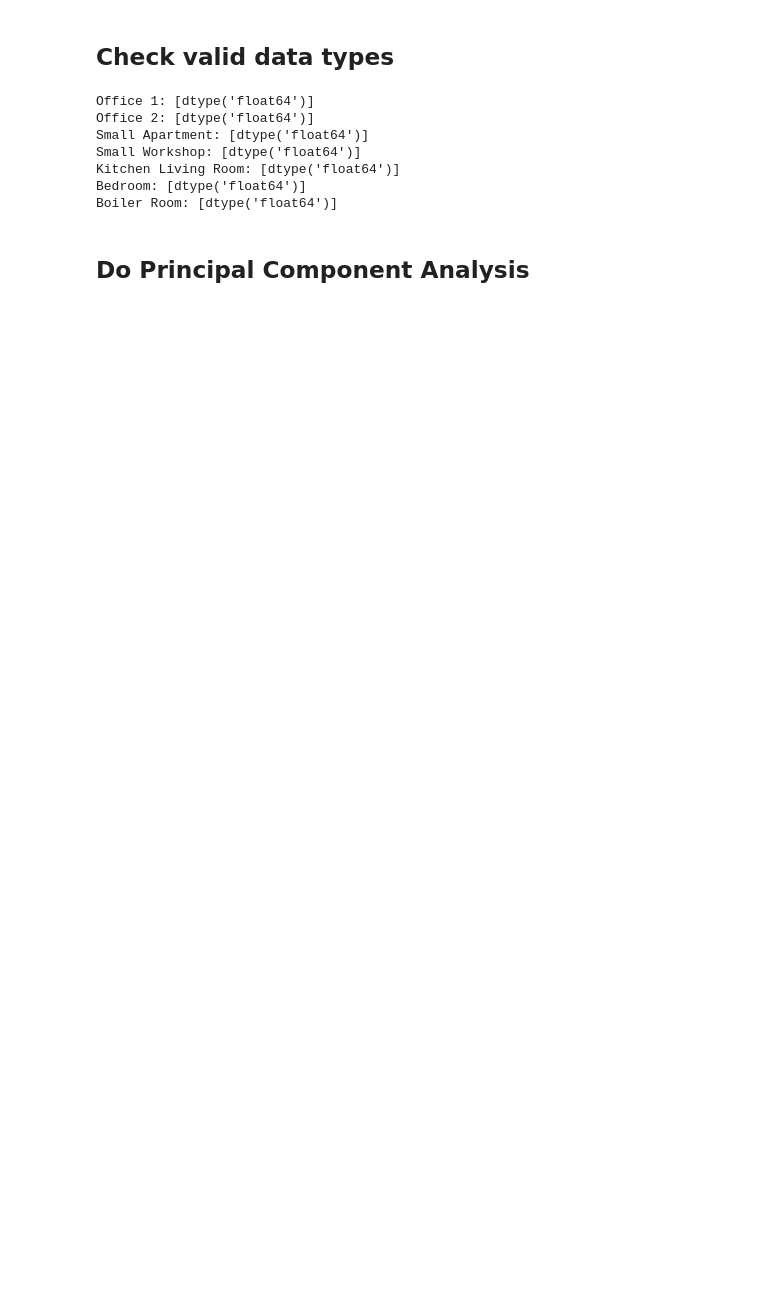
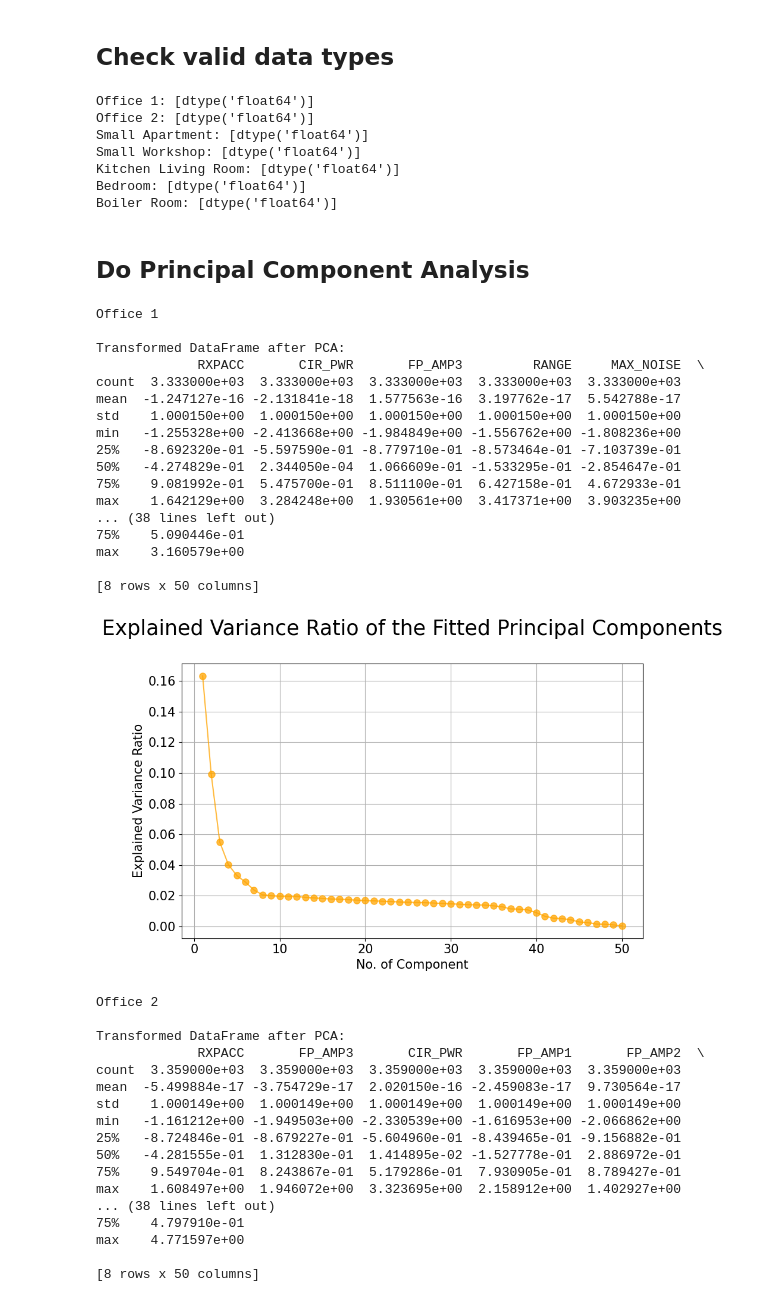
Before and after one commit to jl-sit-cs/CSC3105-DataAnalytics, a Jupyter notebook: Project/code/DataPrep.ipynb, the cells around one changed output. Cells and saved outputs as stored; diff of their text form; code cells hidden in the pictures; blank space fills up the shorter version.

Commit message:
Update DataPrep.ipynb
feat: PCA and feature selection done

```diff
--- a/Project/code/DataPrep.ipynb
+++ b/Project/code/DataPrep.ipynb
@@ -327,20 +373,84 @@ Boiler Room: [dtype('float64')]
 # %% [markdown]
 ## Do Principal Component Analysis
 # %%
-scaler = StandardScaler()
+#Standardize the Data
 dfx = {}
 
 for idx, each_df in enumerate(df_array):
     print(f"\n{dataset_names[idx]}")
 
     X = each_df.drop('NLOS',axis=1)
     y = each_df['NLOS']
 
-    X_train, X_test, y_train, y_test = train_test_split(X, y, test_size=0.3, random_state=42)
+    #Training and Test data Spliting
+    X_train, X_test, y_train, y_test = train_test_split(X, y, test_size=0.25, random_state=42)
 
+    #Standardize the Data
+    scaler = StandardScaler()
     X_train_scaled  = scaler.fit_transform(X_train)
 
+    #Store standardized data
     dfx[dataset_names[idx]] = pd.DataFrame(data=X_train_scaled ,columns=X.columns)
 
     print("\nTransformed DataFrame after PCA:")
     print(dfx[dataset_names[idx]].describe())
+
+    #Apply PCA
+    pca = PCA(n_components=None)
+    X_train_pca = pca.fit_transform(X_train_scaled)
+
+    #Plot
+    plt.figure(figsize=(10, 6))
+    plt.plot([i+1 for i in range(len(pca.explained_variance_ratio_))],
+             pca.explained_variance_ratio_,
+             marker='o', linestyle='-', color='orange', markersize=8, alpha=0.75)
+    plt.grid(True)
+    plt.title("Explained Variance Ratio of the Fitted Principal Components\n", fontsize=25)
+    plt.yticks(fontsize=15)
+    plt.ylabel("Explained Variance Ratio", fontsize=15)
+    plt.xticks(fontsize=15)
+    plt.xlabel("No. of Component", fontsize=15)
+
+    plt.show()
+
+    #Find minimum number of components that explain 95% of variance
+    # explained_variance = np.cumsum(pca.explained_variance_ratio_)
+    # n_components =
+
+    # 0.001 is added to avoid floating point error
+# %% [output]
+Office 1
+
+Transformed DataFrame after PCA:
+             RXPACC       CIR_PWR       FP_AMP3         RANGE     MAX_NOISE  \
+count  3.333000e+03  3.333000e+03  3.333000e+03  3.333000e+03  3.333000e+03
+mean  -1.247127e-16 -2.131841e-18  1.577563e-16  3.197762e-17  5.542788e-17
+std    1.000150e+00  1.000150e+00  1.000150e+00  1.000150e+00  1.000150e+00
+min   -1.255328e+00 -2.413668e+00 -1.984849e+00 -1.556762e+00 -1.808236e+00
+25%   -8.692320e-01 -5.597590e-01 -8.779710e-01 -8.573464e-01 -7.103739e-01
+50%   -4.274829e-01  2.344050e-04  1.066609e-01 -1.533295e-01 -2.854647e-01
+75%    9.081992e-01  5.475700e-01  8.511100e-01  6.427158e-01  4.672933e-01
+max    1.642129e+00  3.284248e+00  1.930561e+00  3.417371e+00  3.903235e+00
+... (38 lines left out)
+75%    5.090446e-01
+max    3.160579e+00
+
+[8 rows x 50 columns]
+[figure, added]
+Office 2
+
+Transformed DataFrame after PCA:
+             RXPACC       FP_AMP3       CIR_PWR       FP_AMP1       FP_AMP2  \
+count  3.359000e+03  3.359000e+03  3.359000e+03  3.359000e+03  3.359000e+03
+mean  -5.499884e-17 -3.754729e-17  2.020150e-16 -2.459083e-17  9.730564e-17
+std    1.000149e+00  1.000149e+00  1.000149e+00  1.000149e+00  1.000149e+00
+min   -1.161212e+00 -1.949503e+00 -2.330539e+00 -1.616953e+00 -2.066862e+00
+25%   -8.724846e-01 -8.679227e-01 -5.604960e-01 -8.439465e-01 -9.156882e-01
+50%   -4.281555e-01  1.312830e-01  1.414895e-02 -1.527778e-01  2.886972e-01
+75%    9.549704e-01  8.243867e-01  5.179286e-01  7.930905e-01  8.789427e-01
+max    1.608497e+00  1.946072e+00  3.323695e+00  2.158912e+00  1.402927e+00
+... (38 lines left out)
+75%    4.797910e-01
+max    4.771597e+00
+
+[8 rows x 50 columns]
```
Also changed, not shown: parts of 8 cells of this notebook.
